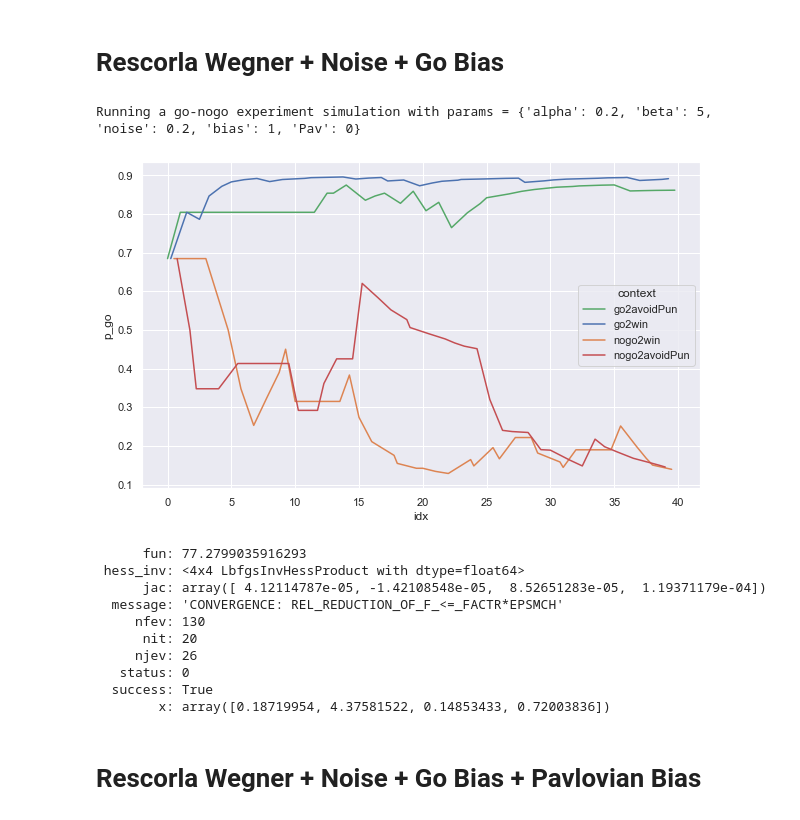
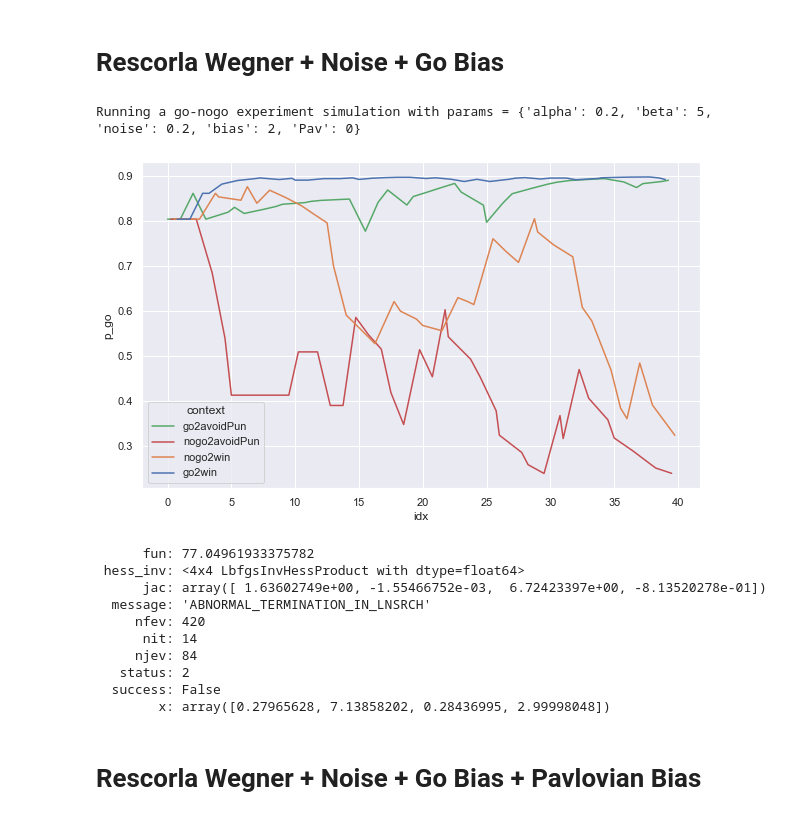
Before and after one commit to Sepsad/Go-noGo-modelling, a Jupyter notebook: simulation_experiment.ipynb, the cells around one changed output. Cells and saved outputs as stored; diff of their text form; code cells hidden in the pictures.

```diff
--- a/simulation_experiment.ipynb
+++ b/simulation_experiment.ipynb
@@ -77,18 +77,18 @@ max_likelihood.fit_model()
 # %% [markdown]
 # Rescorla Wegner + Noise + Go Bias
 # %%
-df = run_experiment(bandit, n_runs=40, params={'alpha': 0.2, 'beta': 5, 'noise': 0.2, 'bias': 1, 'Pav': 0})
+df = run_experiment(bandit, n_runs=40, params={'alpha': 0.2, 'beta': 5, 'noise': 0.2, 'bias': 2, 'Pav': 0})
 df['idx'] = df.index / 4
 palette ={"go2win": "C0", "nogo2win": "C1", "go2avoidPun": "C2", "nogo2avoidPun": "C3"}
 plt.figure(figsize=(10,6))
 ax = sns.lineplot(x="idx", y="p_go",
              hue="context",
              data=df, palette=palette)
 
 df.rename(columns={'context': 'stimulus'}, inplace=True)
 # %% [output]
-Running a go-nogo experiment simulation with params = {'alpha': 0.2, 'beta': 5, 'noise': 0.2, 'bias': 1, 'Pav': 0}
+Running a go-nogo experiment simulation with params = {'alpha': 0.2, 'beta': 5, 'noise': 0.2, 'bias': 2, 'Pav': 0}
-[figure, old version]
+[figure, new version]
 # %%
 from fitting import ML
 
@@ -96,16 +96,16 @@ max_likelihood = ML(df, optimization_method='L-BFGS-B', model_type='RW+noise+bia
 
 max_likelihood.fit_model()
 # %% [output]
-      fun: 77.2799035916293
+      fun: 77.04961933375782
  hess_inv: <4x4 LbfgsInvHessProduct with dtype=float64>
-      jac: array([ 4.12114787e-05, -1.42108548e-05,  8.52651283e-05,  1.19371179e-04])
-  message: 'CONVERGENCE: REL_REDUCTION_OF_F_<=_FACTR*EPSMCH'
-     nfev: 130
-      nit: 20
-     njev: 26
-   status: 0
-  success: True
-        x: array([0.18719954, 4.37581522, 0.14853433, 0.72003836])
+      jac: array([ 1.63602749e+00, -1.55466752e-03,  6.72423397e+00, -8.13520278e-01])
+  message: 'ABNORMAL_TERMINATION_IN_LNSRCH'
+     nfev: 420
+      nit: 14
+     njev: 84
+   status: 2
+  success: False
+        x: array([0.27965628, 7.13858202, 0.28436995, 2.99998048])
 # %% [markdown]
 # Rescorla Wegner + Noise + Go Bias + Pavlovian Bias
 # %%
```
Also changed, not shown: parts of 6 cells of this notebook, 1 other file.
